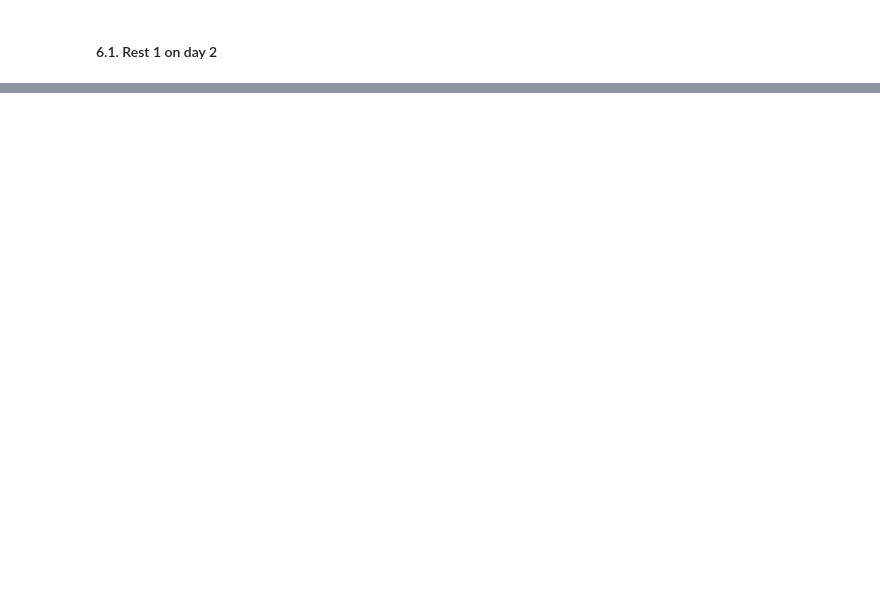
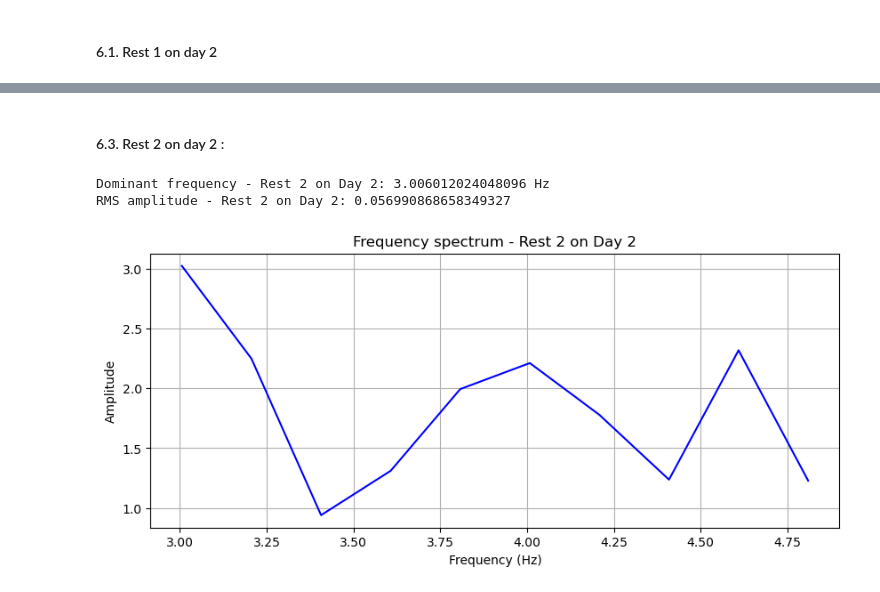
Before and after one commit to zemmahisofi-byte/Projet_R_Python, a Jupyter notebook: Projet_python/main.ipynb, the cells around one changed output, grey strips where cells are left out. Drawn from its saved outputs; the diff is of its cells as text; code cells hidden in the pictures; blank space fills up the shorter version.

```diff
--- a/Projet_python/main.ipynb
+++ b/Projet_python/main.ipynb
@@ -804,0 +854,47 @@ Dominant frequency - Rest 1 on Day 2: 3.258145363408521 Hz
+# %% [markdown]
+#### 6.3.  Rest 2 on day 2 :
+# %%
+# Define Rest 2 - Day 2
+rest2_d2 = df_2[(df_2["Time (s)"] >= 275) & (df_2["Time (s)"] <= 280)]
+
+# Signal
+signal_rest2_d2 = rest2_d2["magnitude"].values
+
+# Remove mean
+signal_centered_rest2_d2 = signal_rest2_d2 - np.mean(signal_rest2_d2)
+
+# Sampling frequency
+fs = 100
+
+# FFT
+fft_vals_rest2_d2 = np.abs(np.fft.fft(signal_centered_rest2_d2))
+freqs_rest2_d2 = np.fft.fftfreq(len(signal_centered_rest2_d2), d=1/fs)
+
+# Keep positive frequencies
+positive_freqs_rest2_d2 = freqs_rest2_d2[:len(freqs_rest2_d2)//2]
+positive_fft_rest2_d2 = fft_vals_rest2_d2[:len(fft_vals_rest2_d2)//2]
+
+# Mask 3–5 Hz
+mask_rest2_d2 = (positive_freqs_rest2_d2 >= 3) & (positive_freqs_rest2_d2 <= 5)
+
+# Dominant frequency
+dominant_freq_rest2_d2 = positive_freqs_rest2_d2[mask_rest2_d2][np.argmax(positive_fft_rest2_d2[mask_rest2_d2])]
+
+print("Dominant frequency - Rest 2 on Day 2:", dominant_freq_rest2_d2, "Hz")
+
+# RMS amplitude
+rms_rest2_d2 = np.sqrt(np.mean(signal_centered_rest2_d2**2))
+print("RMS amplitude - Rest 2 on Day 2:", rms_rest2_d2)
+
+# Plot
+plt.figure(figsize=(10,4))
+plt.plot(positive_freqs_rest2_d2[mask_rest2_d2], positive_fft_rest2_d2[mask_rest2_d2], color="blue")
+plt.xlabel("Frequency (Hz)")
+plt.ylabel("Amplitude")
+plt.title("Frequency spectrum - Rest 2 on Day 2")
+plt.grid(True)
+plt.show()
+# %% [output]
+Dominant frequency - Rest 2 on Day 2: 3.006012024048096 Hz
+RMS amplitude - Rest 2 on Day 2: 0.056990868658349327
+[figure, added]
```
Also changed, not shown: parts of 24 cells of this notebook.
